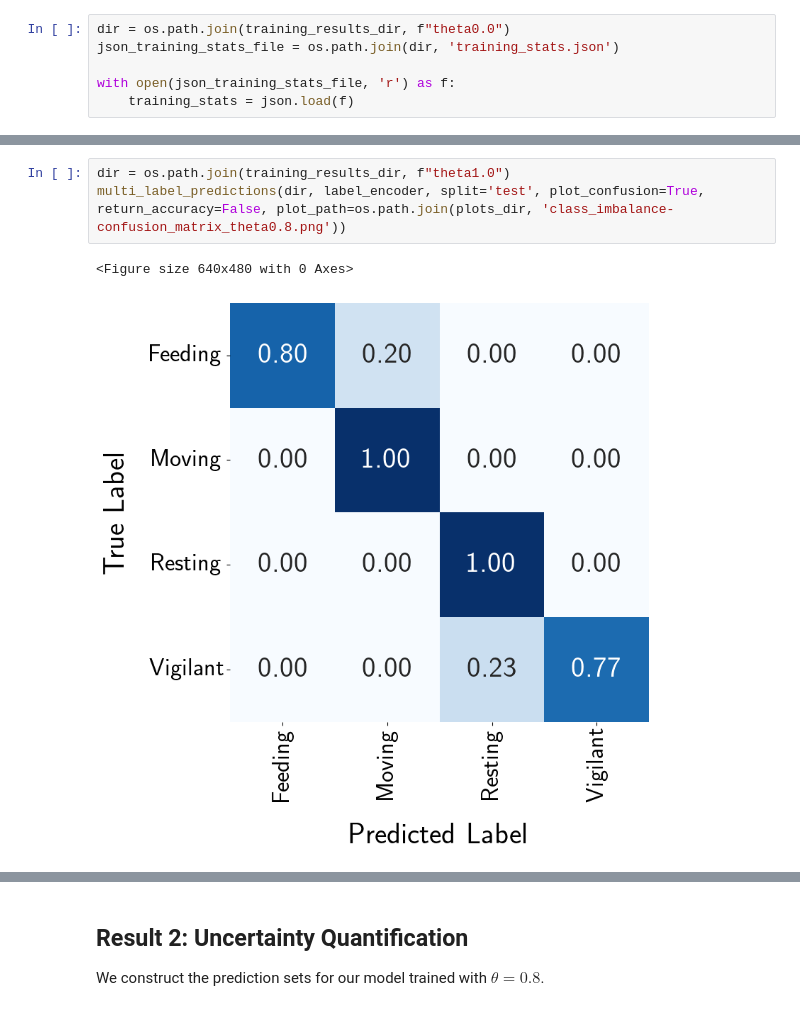
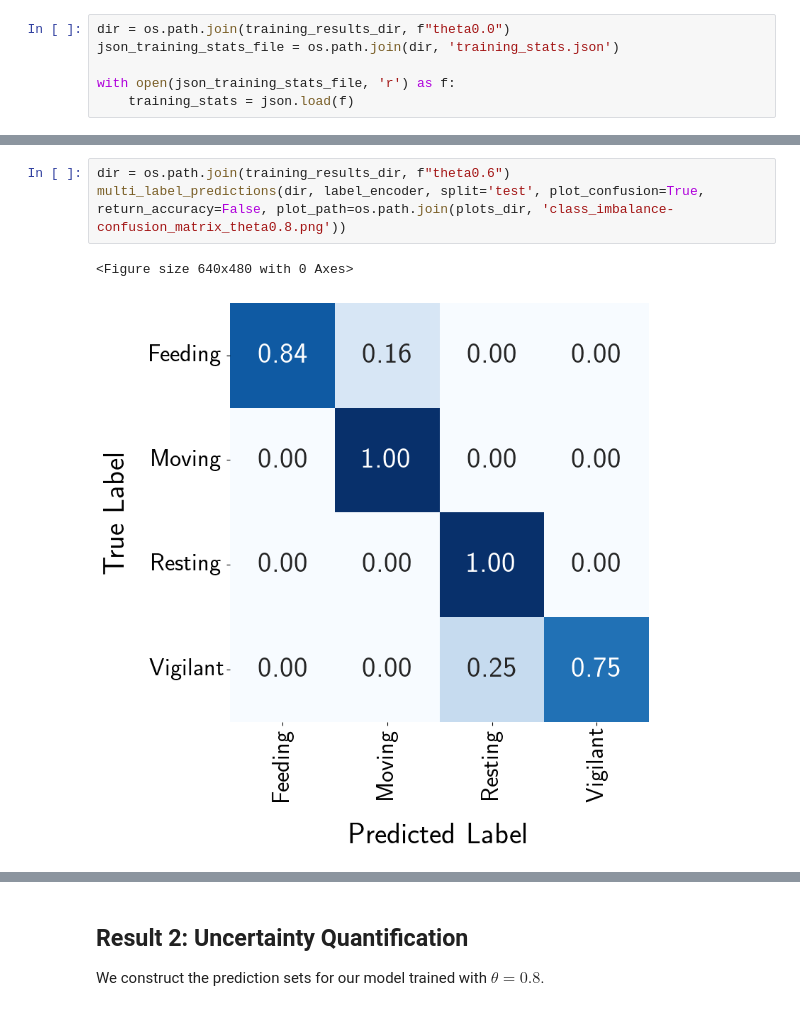
Before and after one commit to medhaaga/AWD-Biologging, a Jupyter notebook: notebooks/simulation_results.ipynb, the cells around one changed output, grey strips where cells are left out. Cells and saved outputs as stored; diff of their text form.

```diff
--- a/notebooks/simulation_results.ipynb
+++ b/notebooks/simulation_results.ipynb
@@ -411,9 +410,9 @@ multi_label_predictions(dir, label_encoder, split='test', plot_confusion=True, r
 # %%
-dir = os.path.join(training_results_dir, f"theta1.0")
+dir = os.path.join(training_results_dir, f"theta0.6")
 multi_label_predictions(dir, label_encoder, split='test', plot_confusion=True, return_accuracy=False, plot_path=os.path.join(plots_dir, 'class_imbalance-confusion_matrix_theta0.8.png'))
 # %% [output]
 <Figure size 640x480 with 0 Axes>
-[figure, old version]
+[figure, new version]
 # %%
 dir = os.path.join(training_results_dir, f"theta1.0")
 multi_label_predictions(dir, label_encoder, split='test', plot_confusion=False, return_accuracy=True)
```
Also changed, not shown: parts of 16 cells of this notebook, 3 other files.
